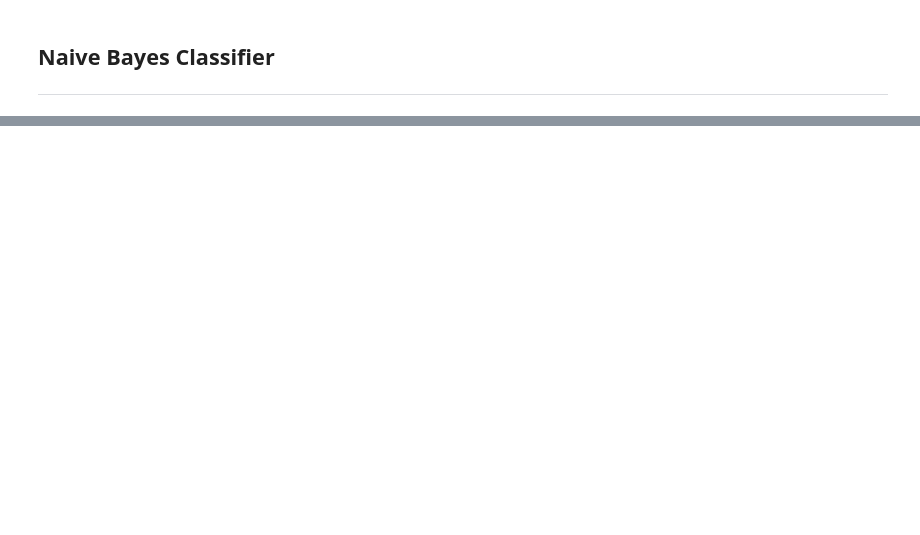
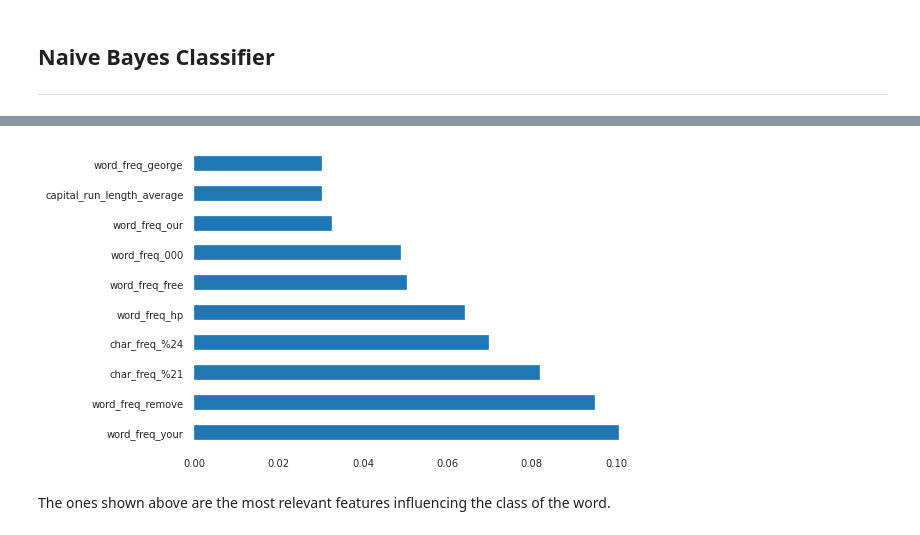
Before and after one commit to PrecyMaeMwanyungu/Performing_K-Nearest-Neighbors_-and_-Naive_Bayes_Classification_using_Scikit-learn, a Jupyter notebook: Week9_IP_Precy_Mae_(Dataset_2_Naive_Bayes_Classifier).ipynb, the cells around one changed output, grey strips where cells are left out. Drawn from its saved outputs; the diff is of its cells as text; code cells hidden in the pictures; blank space fills up the shorter version.

```diff
--- a/Week9_IP_Precy_Mae_(Dataset_2_Naive_Bayes_Classifier).ipynb
+++ b/Week9_IP_Precy_Mae_(Dataset_2_Naive_Bayes_Classifier).ipynb
@@ -57,0 +370,12 @@ names.head(50)
+# %%
+# Performing feature selection
+X= data.loc[:, data.columns != 'class'] # Independent variables
+
+y= data.iloc[:, data.columns == 'class'] # Dependent variable
+from sklearn.ensemble import ExtraTreesRegressor
+# Initialize
+model=ExtraTreesRegressor()
+model.fit(X,y)
+
+# Showing the feature importance rates
+print(model.feature_importances_)
@@ -57,0 +393,10 @@ names.head(50)
+# %%
+# To plot graph of the top ten features that influence hypotyroidsm
+feat_importances= pd.Series(model.feature_importances_, index= X.columns)
+# You can take the top five important features
+feat_importances.nlargest(10).plot(kind='barh')
+plt.show()
+# %% [output]
+[figure, added]
+# %% [markdown]
+The ones shown above are the most relevant features influencing the class of the word.
```
Also changed, not shown: parts of 56 cells of this notebook.
